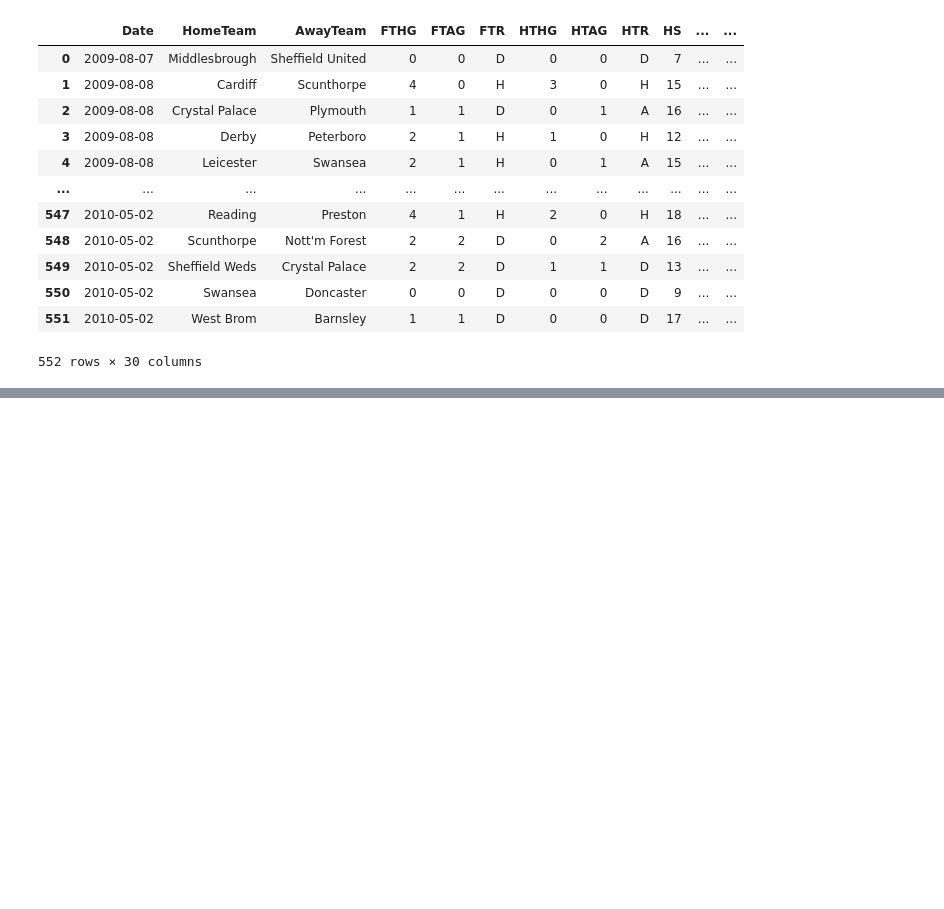
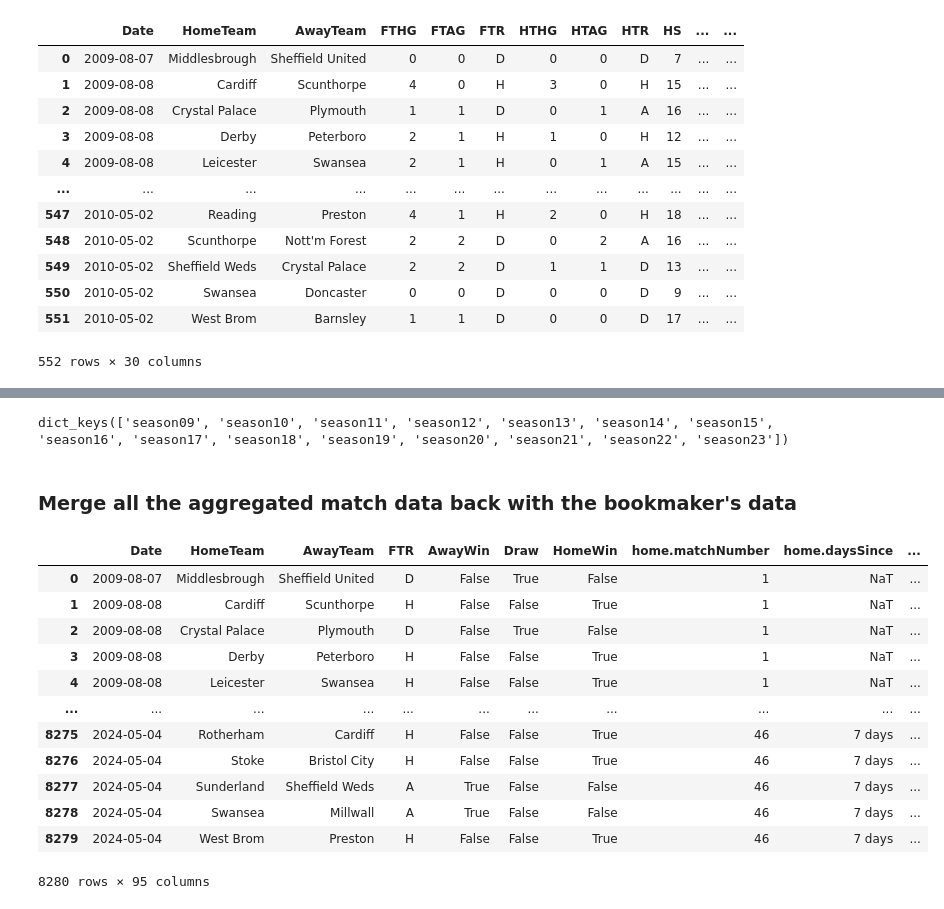
Before and after one commit to benjaminr4/championship_predictions, a Jupyter notebook: Examining_datasets.ipynb, the cells around one changed output, grey strips where cells are left out. Drawn from its saved outputs; the diff is of its cells as text; code cells hidden in the pictures; blank space fills up the shorter version.

Commit message:
adding lots of work for getting the previous season's finishing position grade

```diff
--- a/Examining_datasets.ipynb
+++ b/Examining_datasets.ipynb
@@ -487,0 +467,38 @@ season14_df
+# %%
+seasons_df_list = [
+    season09_df, season10_df, season11_df, season12_df, season13_df,
+    season14_df, season15_df, season16_df, season17_df, season18_df,
+    season19_df, season20_df, season21_df, season22_df, season23_df
+]
+# %%
+seasons_data.keys()
+# %% [output]
+dict_keys(['season09', 'season10', 'season11', 'season12', 'season13', 'season14', 'season15', 'season16', 'season17', 'season18', 'season19', 'season20', 'season21', 'season22', 'season23'])
+# %% [markdown]
+### Merge all the aggregated match data back with the bookmaker's data
+# %%
+merged_seasons = []
+columns_to_merge = ['Date', 'HomeTeam', 'B365H', 'B365D', 'B365A', 'MaxH', 'AvgH',
+                     'MaxD', 'AvgD', 'MaxA', 'AvgA']
+# %%
+for season, book_data in zip(seasons_df_list, seasons_data.values()):
+    ##ipdb.set_trace()
+    merged_seasons.append(season.merge(book_data[columns_to_merge], how='left', on=['Date', 'HomeTeam']))
+# %%
+seasons_df=pd.concat(merged_seasons,axis=0, ignore_index=True)
+# %%
+seasons_df
+# %% [output]
+|  | Date | HomeTeam | AwayTeam | FTR | AwayWin | Draw | HomeWin | home.matchNumber | home.daysSince | ... |
+| 0 | 2009-08-07 | Middlesbrough | Sheffield United | D | False | True | False | 1 | NaT | ... |
+| 1 | 2009-08-08 | Cardiff | Scunthorpe | H | False | False | True | 1 | NaT | ... |
+| 2 | 2009-08-08 | Crystal Palace | Plymouth | D | False | True | False | 1 | NaT | ... |
+| 3 | 2009-08-08 | Derby | Peterboro | H | False | False | True | 1 | NaT | ... |
+| 4 | 2009-08-08 | Leicester | Swansea | H | False | False | True | 1 | NaT | ... |
+| ... | ... | ... | ... | ... | ... | ... | ... | ... | ... | ... |
+| 8275 | 2024-05-04 | Rotherham | Cardiff | H | False | False | True | 46 | 7 days | ... |
+| 8276 | 2024-05-04 | Stoke | Bristol City | H | False | False | True | 46 | 7 days | ... |
+| 8277 | 2024-05-04 | Sunderland | Sheffield Weds | A | True | False | False | 46 | 7 days | ... |
+| 8278 | 2024-05-04 | Swansea | Millwall | A | True | False | False | 46 | 7 days | ... |
+| 8279 | 2024-05-04 | West Brom | Preston | H | False | False | True | 46 | 7 days | ... |
+8280 rows × 95 columns
```
Also changed, not shown: parts of 17 cells of this notebook, 7 other files.
